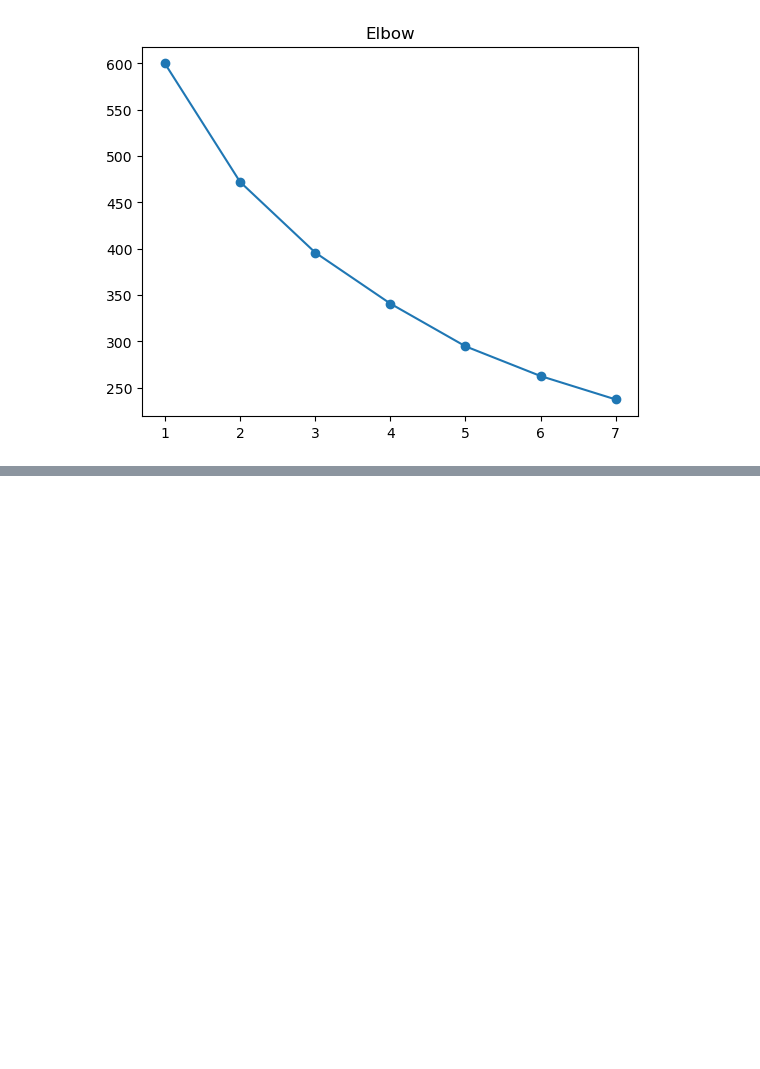
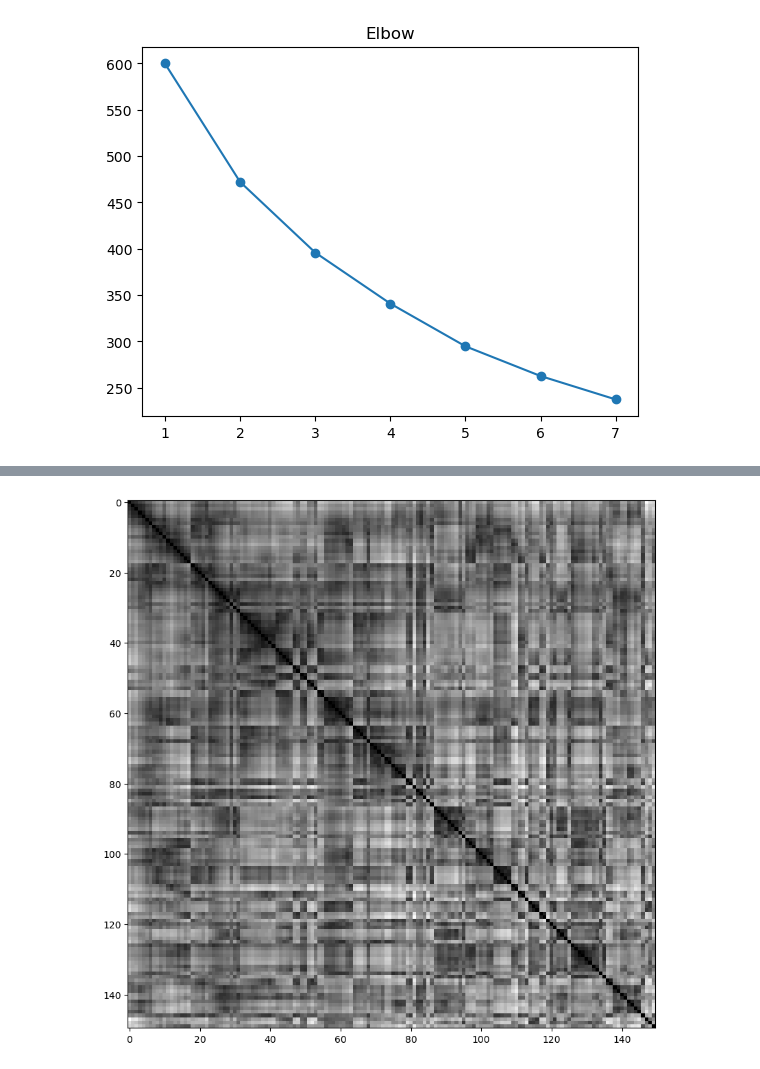
Before and after one commit to CaioFML/IA_studies, a Jupyter notebook: formacao_completa_inteligencia_artificial_e_machine_learning/section_4/clusters.ipynb, the cells around one changed output, grey strips where cells are left out. Drawn from its saved outputs; the diff is of its cells as text; code cells hidden in the pictures; blank space fills up the shorter version.

```diff
--- a/formacao_completa_inteligencia_artificial_e_machine_learning/section_4/clusters.ipynb
+++ b/formacao_completa_inteligencia_artificial_e_machine_learning/section_4/clusters.ipynb
@@ -51,0 +64,4 @@ plt.show()
+# %%
+vat(clust2)
+# %% [output]
+[figure, added]
```
Also changed, not shown: parts of 14 cells of this notebook.
